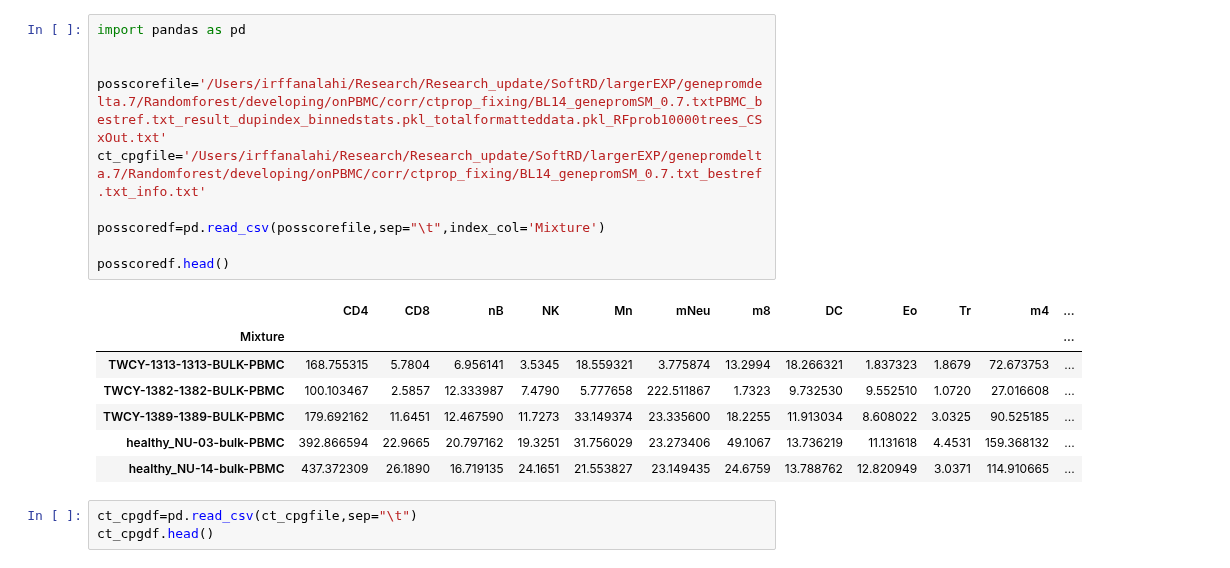
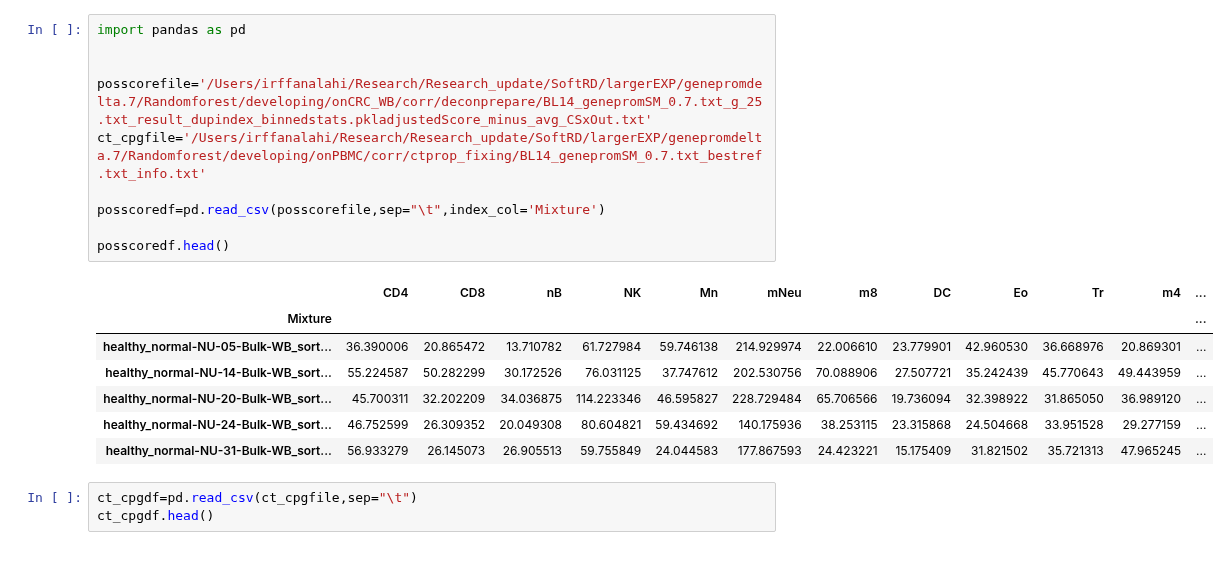
Before and after one commit to Irfanwustl/Research_code, a Jupyter notebook: MHB_per_read/softreadcounting/very_efficient/towards_ct_proportion.ipynb, the cells around one changed output. Cells and saved outputs as stored; diff of their text form.

```diff
--- a/MHB_per_read/softreadcounting/very_efficient/towards_ct_proportion.ipynb
+++ b/MHB_per_read/softreadcounting/very_efficient/towards_ct_proportion.ipynb
@@ -1,21 +1,21 @@
 # %%
 import pandas as pd
 
 
-posscorefile='/Users/irffanalahi/Research/Research_update/SoftRD/largerEXP/genepromdelta.7/Randomforest/developing/onPBMC/corr/ctprop_fixing/BL14_genepromSM_0.7.txtPBMC_bestref.txt_result_dupindex_binnedstats.pkl_totalformatteddata.pkl_RFprob10000trees_CSxOut.txt'
+posscorefile='/Users/irffanalahi/Research/Research_update/SoftRD/largerEXP/genepromdelta.7/Randomforest/developing/onCRC_WB/corr/deconprepare/BL14_genepromSM_0.7.txt_g_25.txt_result_dupindex_binnedstats.pkladjustedScore_minus_avg_CSxOut.txt'
 ct_cpgfile='/Users/irffanalahi/Research/Research_update/SoftRD/largerEXP/genepromdelta.7/Randomforest/developing/onPBMC/corr/ctprop_fixing/BL14_genepromSM_0.7.txt_bestref.txt_info.txt'
 
 posscoredf=pd.read_csv(posscorefile,sep="\t",index_col='Mixture')
 
 posscoredf.head()
 # %% [output]
 |  | CD4 | CD8 | nB | NK | Mn | mNeu | m8 | DC | Eo | Tr | m4 | ... |
 | Mixture |  |  |  |  |  |  |  |  |  |  |  | ... |
-| TWCY-1313-1313-BULK-PBMC | 168.755315 | 5.7804 | 6.956141 | 3.5345 | 18.559321 | 3.775874 | 13.2994 | 18.266321 | 1.837323 | 1.8679 | 72.673753 | ... |
-| TWCY-1382-1382-BULK-PBMC | 100.103467 | 2.5857 | 12.333987 | 7.4790 | 5.777658 | 222.511867 | 1.7323 | 9.732530 | 9.552510 | 1.0720 | 27.016608 | ... |
-| TWCY-1389-1389-BULK-PBMC | 179.692162 | 11.6451 | 12.467590 | 11.7273 | 33.149374 | 23.335600 | 18.2255 | 11.913034 | 8.608022 | 3.0325 | 90.525185 | ... |
-| healthy_NU-03-bulk-PBMC | 392.866594 | 22.9665 | 20.797162 | 19.3251 | 31.756029 | 23.273406 | 49.1067 | 13.736219 | 11.131618 | 4.4531 | 159.368132 | ... |
-| healthy_NU-14-bulk-PBMC | 437.372309 | 26.1890 | 16.719135 | 24.1651 | 21.553827 | 23.149435 | 24.6759 | 13.788762 | 12.820949 | 3.0371 | 114.910665 | ... |
+| healthy_normal-NU-05-Bulk-WB_sort... | 36.390006 | 20.865472 | 13.710782 | 61.727984 | 59.746138 | 214.929974 | 22.006610 | 23.779901 | 42.960530 | 36.668976 | 20.869301 | ... |
+| healthy_normal-NU-14-Bulk-WB_sort... | 55.224587 | 50.282299 | 30.172526 | 76.031125 | 37.747612 | 202.530756 | 70.088906 | 27.507721 | 35.242439 | 45.770643 | 49.443959 | ... |
+| healthy_normal-NU-20-Bulk-WB_sort... | 45.700311 | 32.202209 | 34.036875 | 114.223346 | 46.595827 | 228.729484 | 65.706566 | 19.736094 | 32.398922 | 31.865050 | 36.989120 | ... |
+| healthy_normal-NU-24-Bulk-WB_sort... | 46.752599 | 26.309352 | 20.049308 | 80.604821 | 59.434692 | 140.175936 | 38.253115 | 23.315868 | 24.504668 | 33.951528 | 29.277159 | ... |
+| healthy_normal-NU-31-Bulk-WB_sort... | 56.933279 | 26.145073 | 26.905513 | 59.755849 | 24.044583 | 177.867593 | 24.423221 | 15.175409 | 31.821502 | 35.721313 | 47.965245 | ... |
 # %%
 ct_cpgdf=pd.read_csv(ct_cpgfile,sep="\t")
 ct_cpgdf.head()
```
Also changed, not shown: parts of 3 cells of this notebook, 10 other files.
